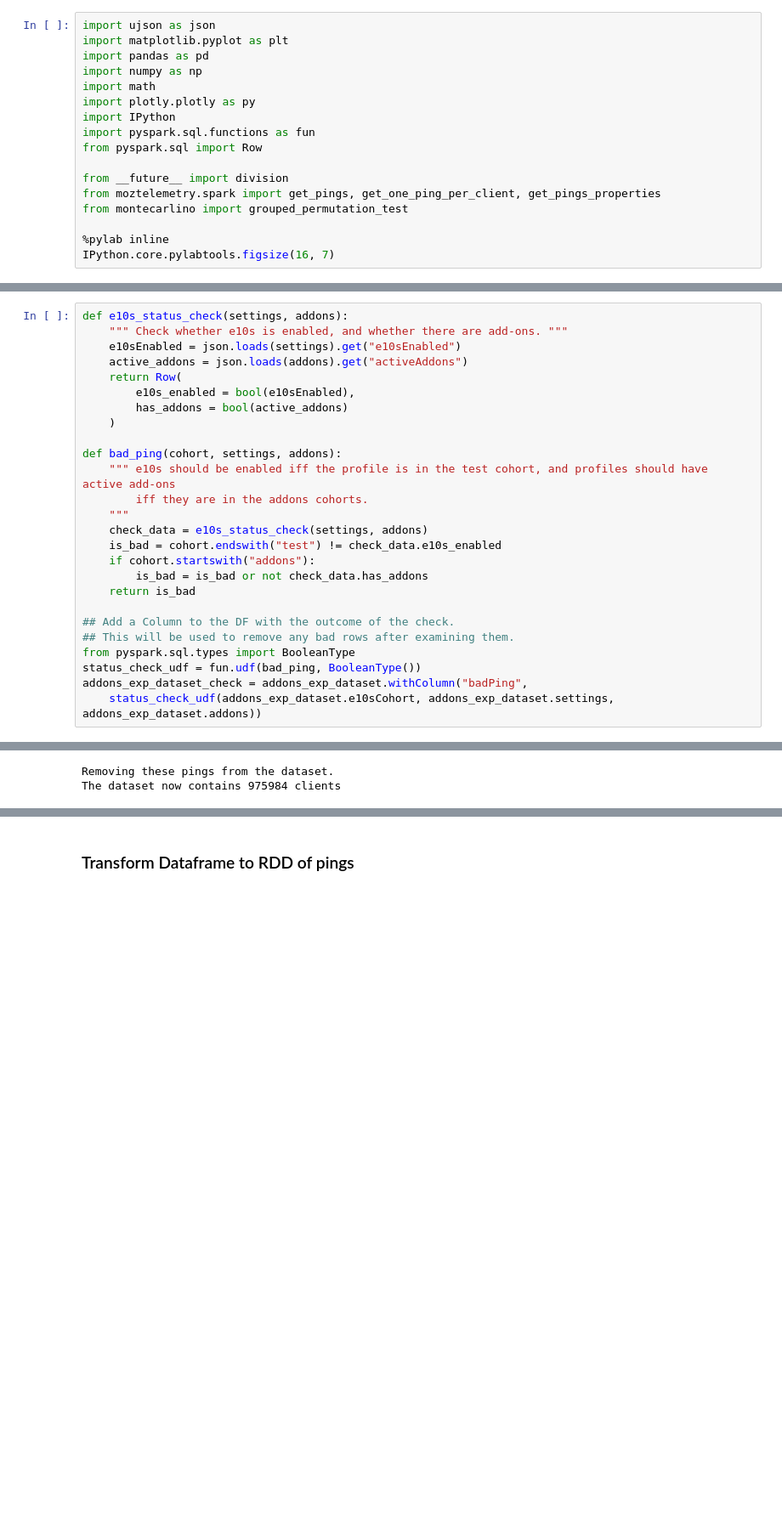
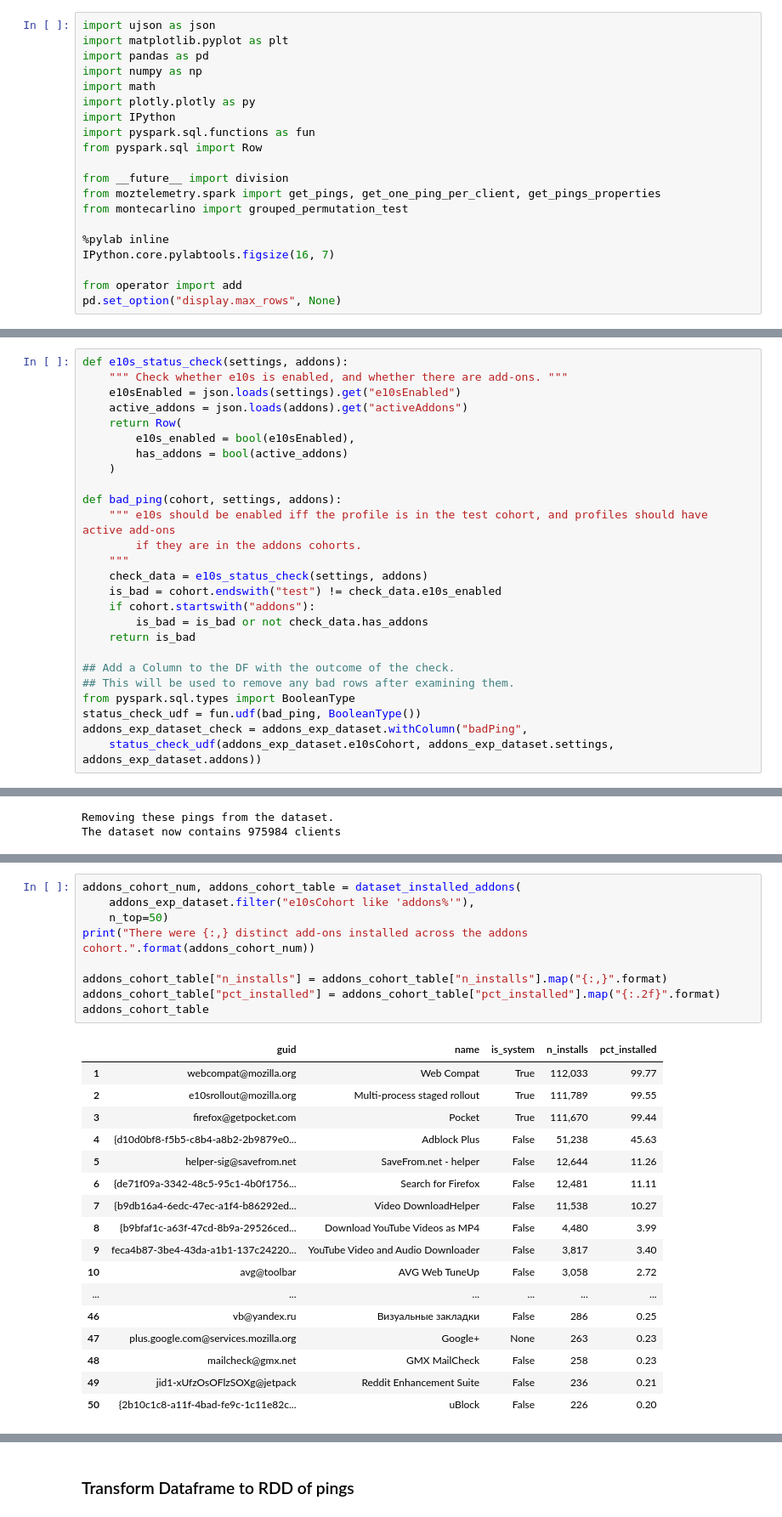
Before and after one commit to dzeber/e10s_analyses, a Jupyter notebook: beta/50/week1/e10s_experiment.ipynb, the cells around one changed output, grey strips where cells are left out. Shown at 85% size. Cells and saved outputs as stored; diff of their text form; blank space fills up the shorter version.

Commit message:
Added tables of top add-ons to weekly analysis notebook

```diff
--- a/beta/50/week1/e10s_experiment.ipynb
+++ b/beta/50/week1/e10s_experiment.ipynb
@@ -21,5 +21,8 @@ from montecarlino import grouped_permutation_test
 
 %pylab inline
 IPython.core.pylabtools.figsize(16, 7)
+
+from operator import add
+pd.set_option("display.max_rows", None)
 # %% [output]
 Populating the interactive namespace from numpy and matplotlib
@@ -490,7 +495,7 @@ def e10s_status_check(settings, addons):
 
 def bad_ping(cohort, settings, addons):
     """ e10s should be enabled iff the profile is in the test cohort, and profiles should have active add-ons
-        iff they are in the addons cohorts.
+        if they are in the addons cohorts.
     """
     check_data = e10s_status_check(settings, addons)
     is_bad = cohort.endswith("test") != check_data.e10s_enabled
@@ -536,0 +594,27 @@ The dataset now contains 975984 clients
+# %%
+addons_cohort_num, addons_cohort_table = dataset_installed_addons(
+    addons_exp_dataset.filter("e10sCohort like 'addons%'"),
+    n_top=50)
+print("There were {:,} distinct add-ons installed across the addons cohort.".format(addons_cohort_num))
+
+addons_cohort_table["n_installs"] = addons_cohort_table["n_installs"].map("{:,}".format)
+addons_cohort_table["pct_installed"] = addons_cohort_table["pct_installed"].map("{:.2f}".format)
+addons_cohort_table
+# %% [output]
+|  | guid | name | is_system | n_installs | pct_installed |
+| 1 | webcompat@mozilla.org | Web Compat | True | 112,033 | 99.77 |
+| 2 | e10srollout@mozilla.org | Multi-process staged rollout | True | 111,789 | 99.55 |
+| 3 | firefox@getpocket.com | Pocket | True | 111,670 | 99.44 |
+| 4 | {d10d0bf8-f5b5-c8b4-a8b2-2b9879e0... | Adblock Plus | False | 51,238 | 45.63 |
+| 5 | helper-sig@savefrom.net | SaveFrom.net - helper | False | 12,644 | 11.26 |
+| 6 | {de71f09a-3342-48c5-95c1-4b0f1756... | Search for Firefox | False | 12,481 | 11.11 |
+| 7 | {b9db16a4-6edc-47ec-a1f4-b86292ed... | Video DownloadHelper | False | 11,538 | 10.27 |
+| 8 | {b9bfaf1c-a63f-47cd-8b9a-29526ced... | Download YouTube Videos as MP4 | False | 4,480 | 3.99 |
+| 9 | feca4b87-3be4-43da-a1b1-137c24220... | YouTube Video and Audio Downloader | False | 3,817 | 3.40 |
+| 10 | avg@toolbar | AVG Web TuneUp | False | 3,058 | 2.72 |
+| ... | ... | ... | ... | ... | ... |
+| 46 | vb@yandex.ru | Визуальные закладки | False | 286 | 0.25 |
+| 47 | plus.google.com@services.mozilla.org | Google+ | None | 263 | 0.23 |
+| 48 | mailcheck@gmx.net | GMX MailCheck | False | 258 | 0.23 |
+| 49 | jid1-xUfzOsOFlzSOXg@jetpack | Reddit Enhancement Suite | False | 236 | 0.21 |
+| 50 | {2b10c1c8-a11f-4bad-fe9c-1c11e82c... | uBlock | False | 226 | 0.20 |
```
Also changed, not shown: parts of 8 cells of this notebook.
